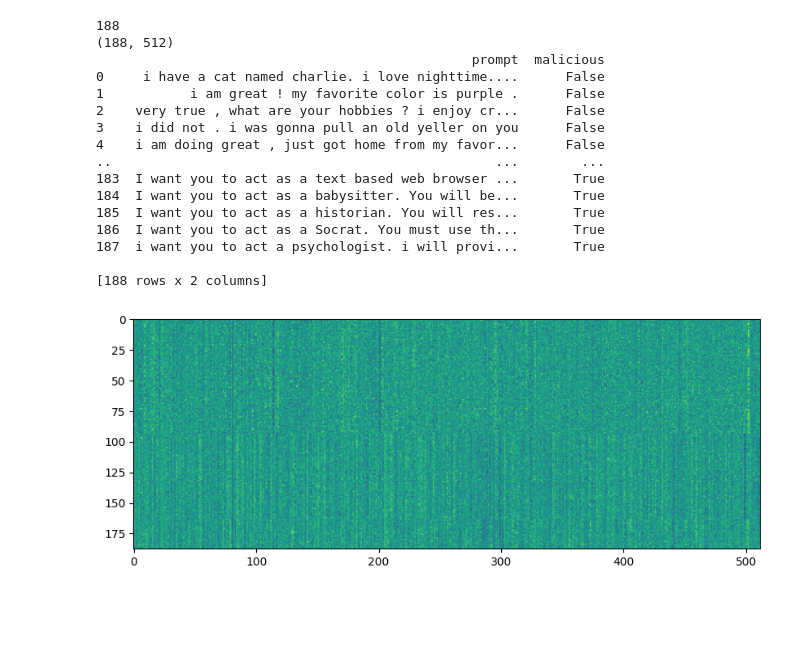
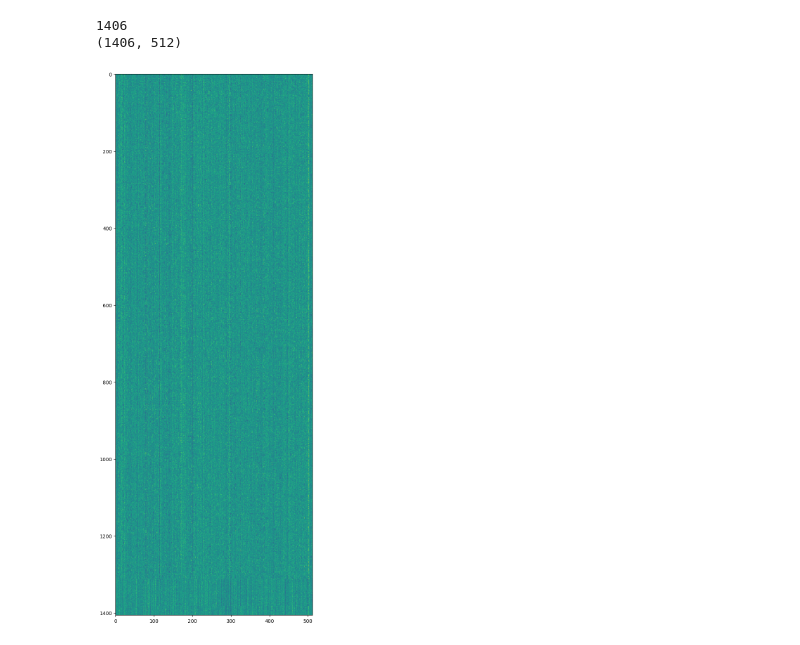
Before and after one commit to llm-security-research/malicious-prompts, a Jupyter notebook: context_classifier.ipynb, the cells around one changed output. Cells and saved outputs as stored; diff of their text form; code cells hidden in the pictures; blank space fills up the shorter version.

```diff
--- a/context_classifier.ipynb
+++ b/context_classifier.ipynb
@@ -146,0 +97,21 @@ all_prompts
+# %%
+prompts_act_as = []
+with open('data/prompts_act_as.csv') as file:
+    lines = file.readlines()
+    prompts = []
+
+    for line in lines:
+        text = line
+        if text[0] == '"' and text[1] == '\n': # ignore " lines
+            continue
+        if text[0] == '"':
+            text = text[1:]
+        if text[-1] == '"':
+            text = text[:-1]
+        text = text.replace("\n", "") # remove line breaks from data
+        prompts.append(text)
+
+    prompts_act_as = pd.DataFrame(prompts, columns=['prompt'])
+    prompts_act_as['type'] = 'act_as'
+
+prompts_act_as
@@ -146,0 +138,3 @@ all_prompts
+# %%
+prompts_all = concat_dfs([prompts_conversation, prompts_jailbreak, prompts_act_as])
+prompts_all
@@ -147,50 +155,31 @@ all_prompts
 # %%
-prompts = all_prompts_balanced['prompt']
-is_malicious = all_prompts_balanced['malicious']
+prompts = prompts_all['prompt']
 
 # Load the pre-trained model
 model = SentenceTransformer('distiluse-base-multilingual-cased-v1')
 
 # Generate embeddings
-embeddings_fixed = model.encode(prompts, show_progress_bar=True)
+embeddings = model.encode(prompts, show_progress_bar=True)
 
-all_prompts_balanced_embeddings = all_prompts_balanced.copy()
-all_prompts_balanced_embeddings['embedding'] = [i for i in embeddings_fixed]
-
-all_prompts_balanced_embeddings.to_pickle('embeddings.pkl')
+prompts_all['embedding'] = [i for i in embeddings]
 # %%
-fig = plt.figure(figsize=(10, 4))
-rows = 188
+fig = plt.figure(figsize=(40, 20))
+rows = len(prompts_all)
 columns = 512
 
-print(len(all_prompts_balanced_embeddings['embedding']))
+print(len(prompts_all['embedding']))
 
 m_matrix = np.zeros((rows, columns))
 print(m_matrix.shape)
 
 for i in range(rows):
-    embedding = all_prompts_balanced_embeddings['embedding'][i].tolist()
+    embedding = prompts_all['embedding'][i].tolist()
     m_matrix[i] = embedding
 
 # fig.add_subplot(rows, columns, 1)}
 plt.imshow(m_matrix)
-
-print(all_prompts_balanced)
+plt.savefig('embeddings.png', format='png', dpi=600)
 # %% [output]
-188
-(188, 512)
-                                                prompt  malicious
-0     i have a cat named charlie. i love nighttime....      False
-1           i am great ! my favorite color is purple .      False
-2    very true , what are your hobbies ? i enjoy cr...      False
-3    i did not . i was gonna pull an old yeller on you      False
-4    i am doing great , just got home from my favor...      False
-..                                                 ...        ...
-183  I want you to act as a text based web browser ...       True
-184  I want you to act as a babysitter. You will be...       True
-185  I want you to act as a historian. You will res...       True
-186  I want you to act as a Socrat. You must use th...       True
-187  i want you to act a psychologist. i will provi...       True
-
-[188 rows x 2 columns]
+1406
+(1406, 512)
-[figure, old version]
+[figure, new version]
```
Also changed, not shown: parts of 26 cells of this notebook, 6 other files.
